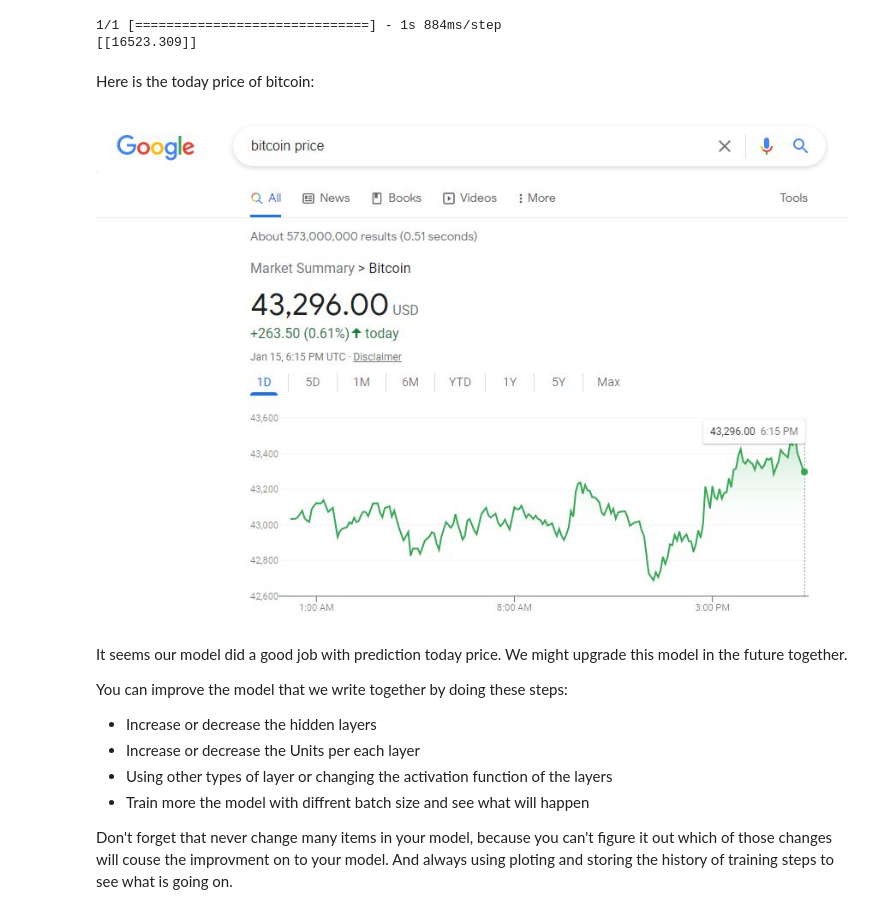
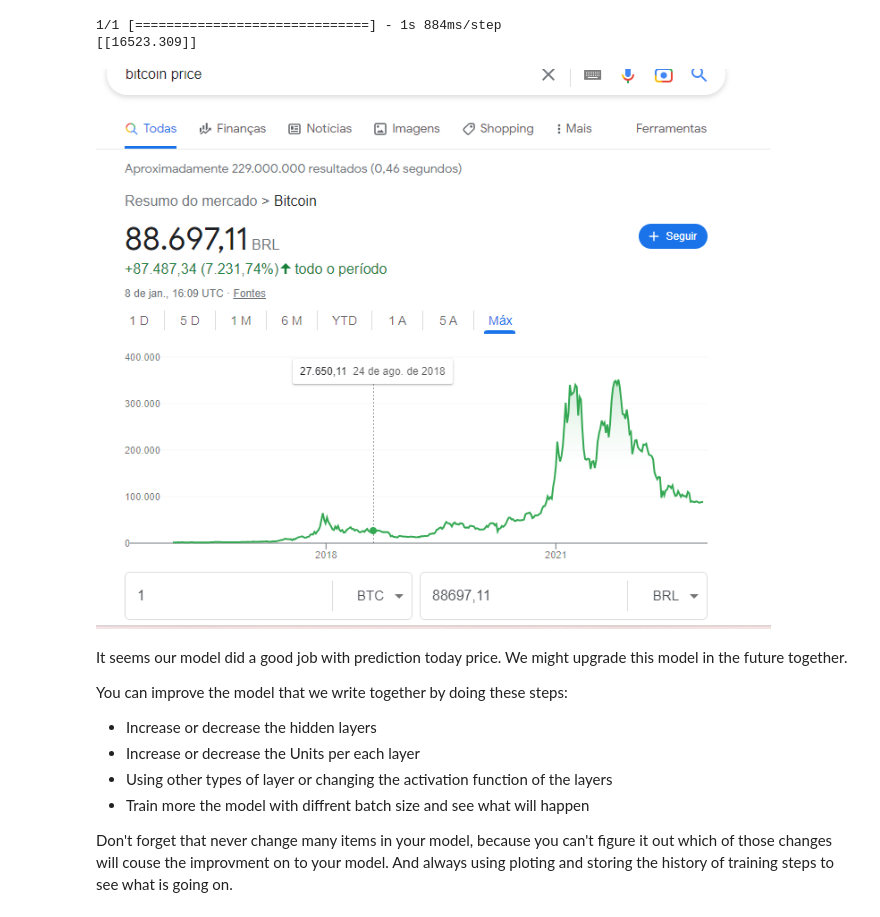
Before and after one commit to Dheiver-Santos87/Bitcoin-com-LSTM, a Jupyter notebook: Bitcoin_Price_Prediction.ipynb, the cells around one changed output. Cells and saved outputs as stored; diff of their text form; code cells hidden in the pictures.

```diff
--- a/Bitcoin_Price_Prediction.ipynb
+++ b/Bitcoin_Price_Prediction.ipynb
@@ -350,10 +350,13 @@ print(pred_price)
 # %% [output]
 1/1 [==============================] - 1s 884ms/step
 [[16523.309]]
-# %% [markdown]
-Here is the today price of bitcoin:
-
-![Bitcoin price.JPG](embedded-picture-1)
+# %%
+from IPython.display import display, Image
+
+# Carregue a imagem a partir de um arquivo local
+display(Image(filename='C:/Users/dheiv/OneDrive/Área de Trabalho/model_bitcoin/Screenshot 2023-01-08 131546.png'))
+# %% [output]
+[figure, added]
 # %% [markdown]
 It seems our model did a good job with prediction today price. We might upgrade this model in the future together.
 
```
